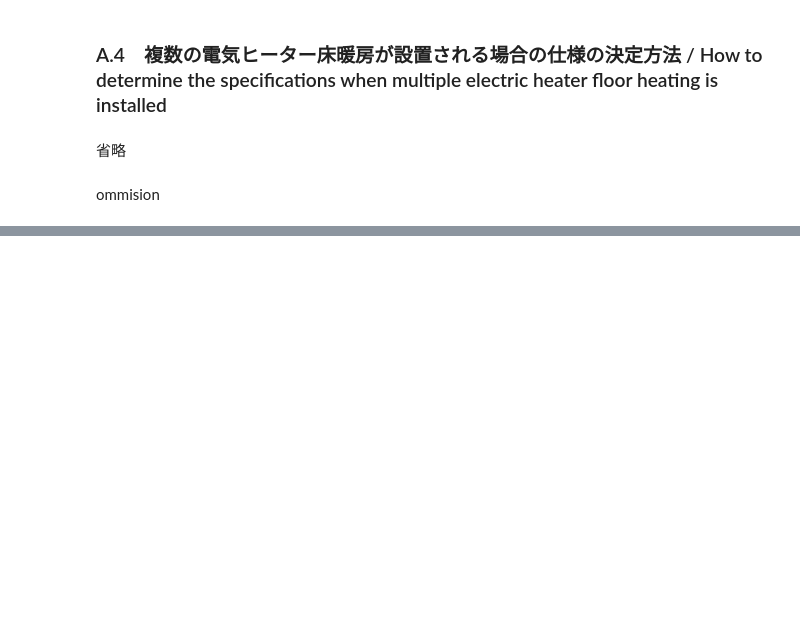
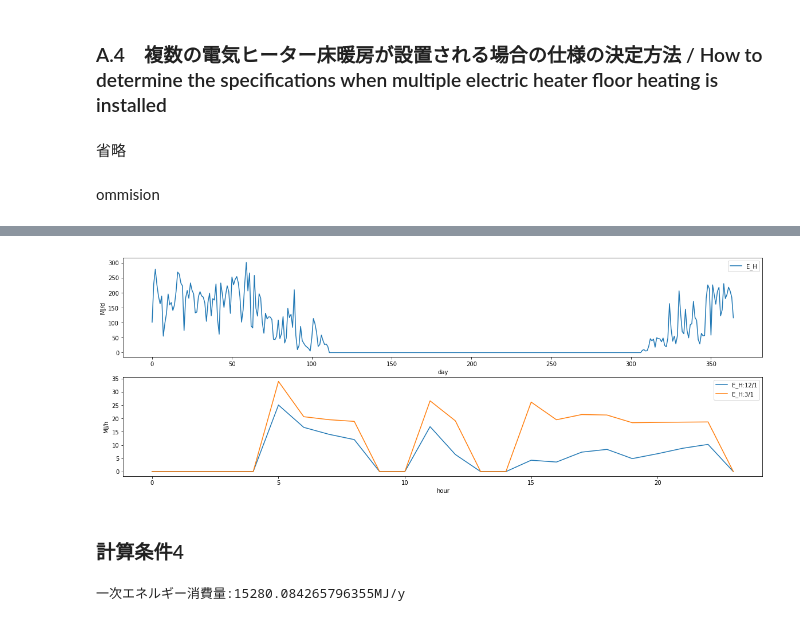
Before and after one commit to BRI-EES-House/Logic-EES-WEB, a Jupyter notebook: s04_05_electric_floor_heating.ipynb, the cells around one changed output, grey strips where cells are left out. Drawn from its saved outputs; the diff is of its cells as text; code cells hidden in the pictures; blank space fills up the shorter version.

```diff
--- a/s04_05_electric_floor_heating.ipynb
+++ b/s04_05_electric_floor_heating.ipynb
@@ -207,0 +420,15 @@ ommision
+# %%
+get_each_graph(E_H_d_t_3)
+# %% [output]
+[figure, added]
+# %% [markdown]
+### 計算条件4
+# %%
+param = {"region": 6, "A_A": 120.08, "A_MR": 29.81, "A_OR": 51.34, "A_env": 307.51, "U_A": 0.6, "eta_A_H": 4.3, "eta_A_C": 2.8}
+H_MR = {'type': '電気ヒーター床暖房', "r_Af": 0.4, "r_up": 0.95}
+H_OR = None
+i = 1
+
+E_H_d_t_4 = calc_results(param, H_MR, H_OR, i)
+# %% [output]
+一次エネルギー消費量:15280.084265796355MJ/y
```
Also changed, not shown: parts of 33 cells of this notebook.
